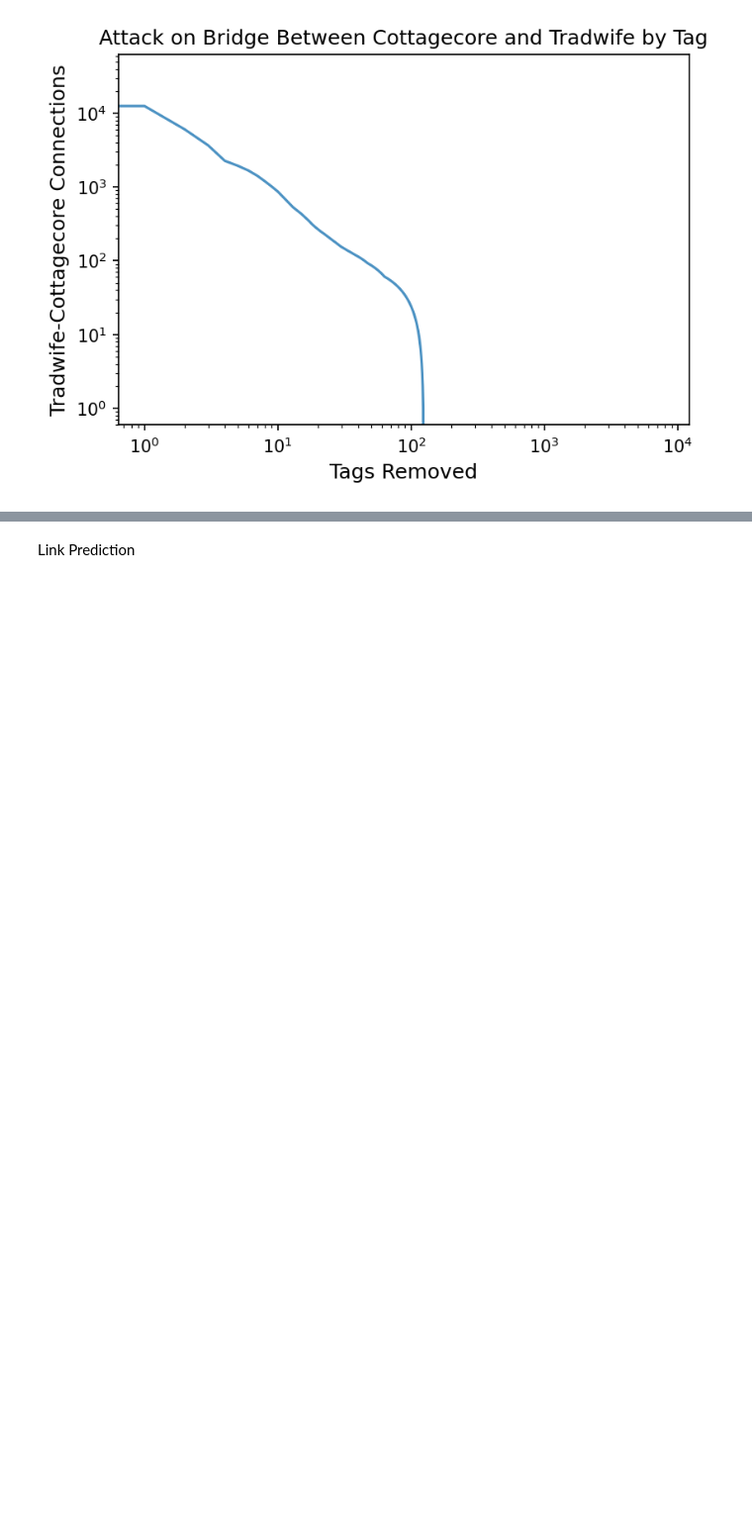
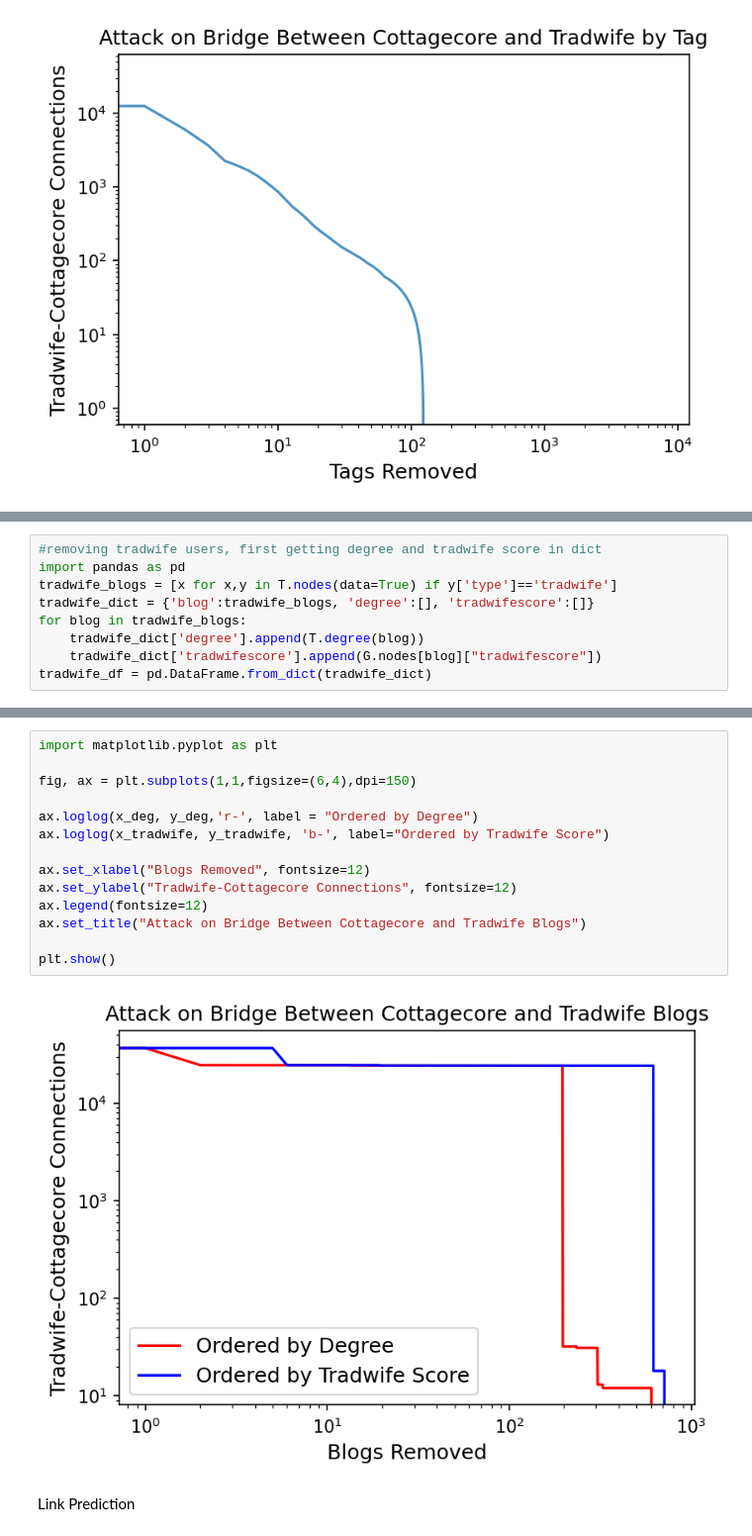
Before and after one commit to olivermallen/Cottagecore_Tradwife_Pipeline, a Jupyter notebook: network_analysis.ipynb, the cells around one changed output, grey strips where cells are left out. Shown at 99% size. Drawn from its saved outputs; the diff is of its cells as text; blank space fills up the shorter version.

```diff
--- a/network_analysis.ipynb
+++ b/network_analysis.ipynb
@@ -476,0 +531,9 @@ plt.show()
+# %%
+#removing tradwife users, first getting degree and tradwife score in dict
+import pandas as pd
+tradwife_blogs = [x for x,y in T.nodes(data=True) if y['type']=='tradwife']
+tradwife_dict = {'blog':tradwife_blogs, 'degree':[], 'tradwifescore':[]}
+for blog in tradwife_blogs:
+    tradwife_dict['degree'].append(T.degree(blog))
+    tradwife_dict['tradwifescore'].append(G.nodes[blog]["tradwifescore"])
+tradwife_df = pd.DataFrame.from_dict(tradwife_dict)
@@ -477,3 +615,19 @@ plt.show()
+# %%
+import matplotlib.pyplot as plt
+
+fig, ax = plt.subplots(1,1,figsize=(6,4),dpi=150)
+
+ax.loglog(x_deg, y_deg,'r-', label = "Ordered by Degree")
+ax.loglog(x_tradwife, y_tradwife, 'b-', label="Ordered by Tradwife Score")
+
+ax.set_xlabel("Blogs Removed", fontsize=12)
+ax.set_ylabel("Tradwife-Cottagecore Connections", fontsize=12)
+ax.legend(fontsize=12)
+ax.set_title("Attack on Bridge Between Cottagecore and Tradwife Blogs")
+
+plt.show()
+# %% [output]
+[figure, added]
 # %% [markdown]
 Link Prediction
 # %%
```
Also changed, not shown: parts of 19 cells of this notebook, 3 other files.
